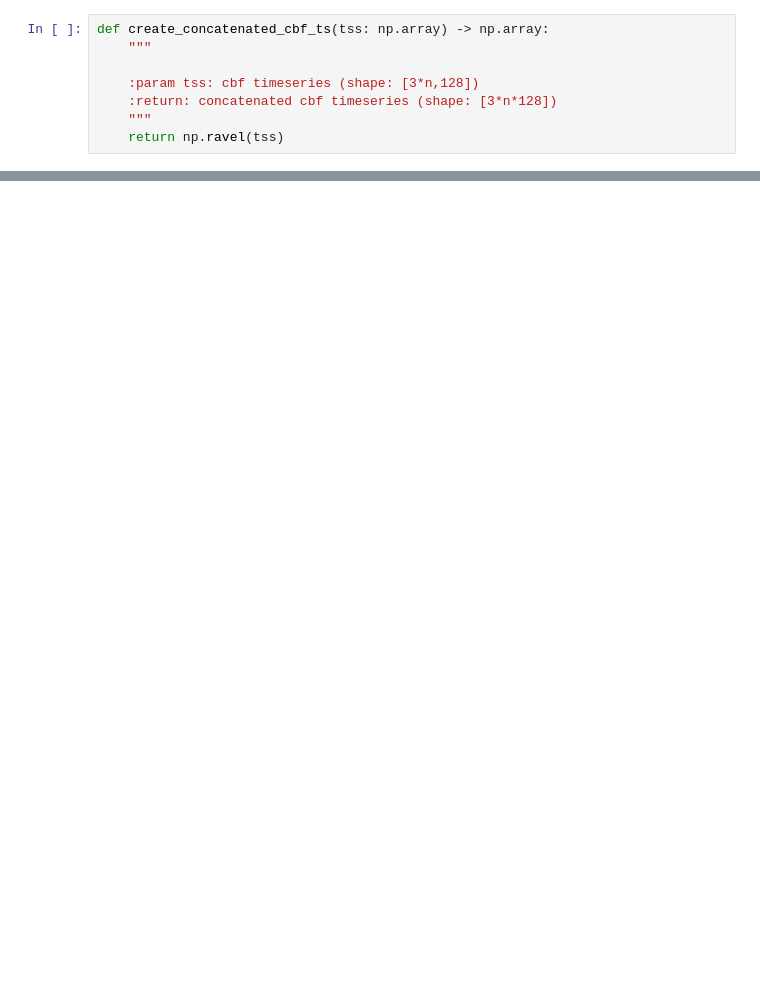
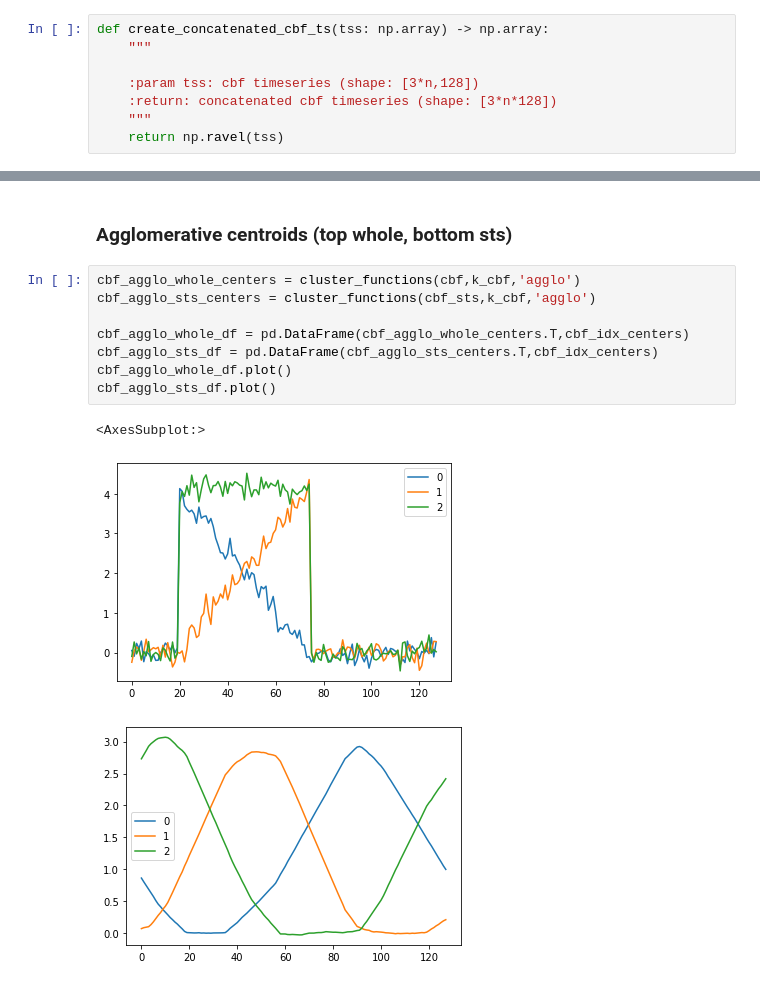
Before and after one commit to dapetri/Revisiting-STS-Clustering-Meaninglessness, a Jupyter notebook: py/sine_centers.ipynb, the cells around one changed output, grey strips where cells are left out. Drawn from its saved outputs; the diff is of its cells as text; blank space fills up the shorter version.

```diff
--- a/py/sine_centers.ipynb
+++ b/py/sine_centers.ipynb
@@ -49,0 +79,14 @@ sts_df.plot()
+# %% [markdown]
+### Agglomerative centroids (top whole, bottom sts)
+# %%
+cbf_agglo_whole_centers = cluster_functions(cbf,k_cbf,'agglo')
+cbf_agglo_sts_centers = cluster_functions(cbf_sts,k_cbf,'agglo')
+
+cbf_agglo_whole_df = pd.DataFrame(cbf_agglo_whole_centers.T,cbf_idx_centers)
+cbf_agglo_sts_df = pd.DataFrame(cbf_agglo_sts_centers.T,cbf_idx_centers)
+cbf_agglo_whole_df.plot()
+cbf_agglo_sts_df.plot()
+# %% [output]
+<AxesSubplot:>
+[figure, added]
+[figure, added]
```
Also changed, not shown: parts of 19 cells of this notebook.
